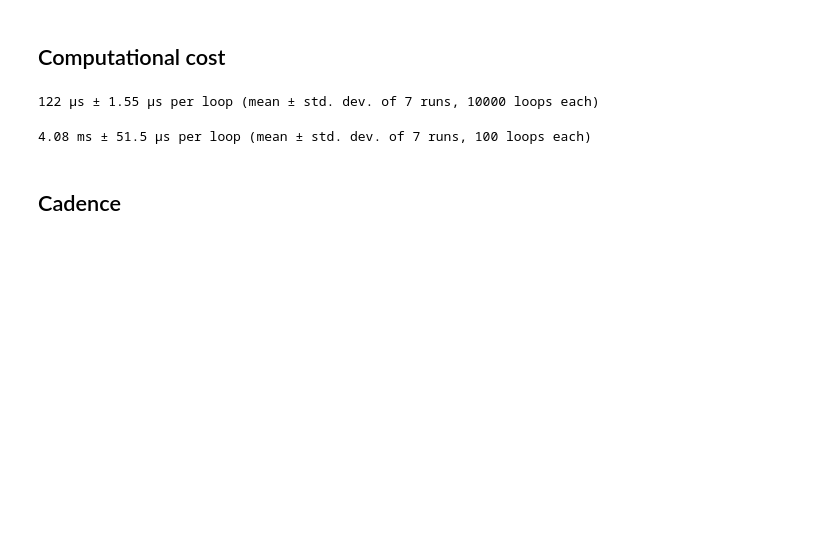
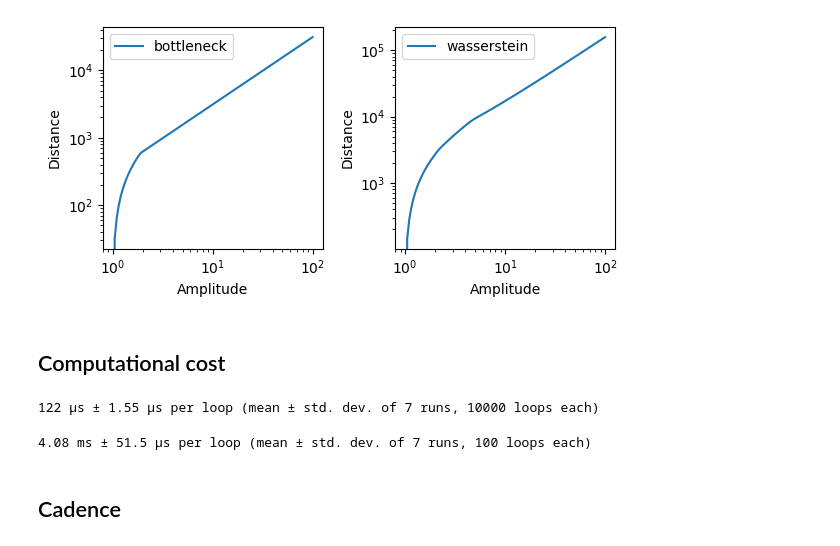
Before and after one commit to cosmic-hi-5/astropology, a Jupyter notebook: explore/distance.ipynb, the cells around one changed output. Drawn from its saved outputs; the diff is of its cells as text; code cells hidden in the pictures; blank space fills up the shorter version.

```diff
--- a/explore/distance.ipynb
+++ b/explore/distance.ipynb
@@ -85,3 +56,40 @@ ax.legend()
+# %%
+amplitudes = np.logspace(0, 2, 100)
+
+# remove point at infinity before computing distances
+pdgm_i = pd_control[np.isfinite(pd_control[:, 1]), :]
+
+wds = np.empty(amplitudes.size)
+bds = np.empty(amplitudes.size)
+
+for idx, amplitude in enumerate(amplitudes):
+
+    pdgm_j = pd_time_series(amplitude*flux_p)
+    pdgm_j = pdgm_j[np.isfinite(pdgm_j[:, 1]), :]
+
+    wds[idx] = wasserstein_distance(pdgm_i, pdgm_j)
+    bds[idx] = bottleneck_distance(pdgm_i, pdgm_j)
+# %%
+fig, axs = plt.subplots(
+    nrows=1, ncols=2, tight_layout=True, figsize=(6, 3)
+)
+# plt.plot(amplitudes, wds)
+axs[0].plot(amplitudes, bds, label="bottleneck")
+axs[1].plot(amplitudes, wds, label="wasserstein")
+
+for ax in axs: ax.set_xlabel("Amplitude")
+for ax in axs: ax.set_ylabel("Distance")
+for ax in axs: ax.legend()
+for ax in axs: ax.set_xscale("log"), ax.set_yscale("log")
+# plt.xscale("log")
+# plt.hlines(
+#     y=0,
+#     xmin=amplitudes.min(), xmax=amplitudes.max(),
+#     colors="red"
+#     )
+# plt.yscale("log")
+# %% [output]
+[figure, added]
 # %% [markdown]
 ## Computational cost
 # %%
```
Also changed, not shown: parts of 18 cells of this notebook.
